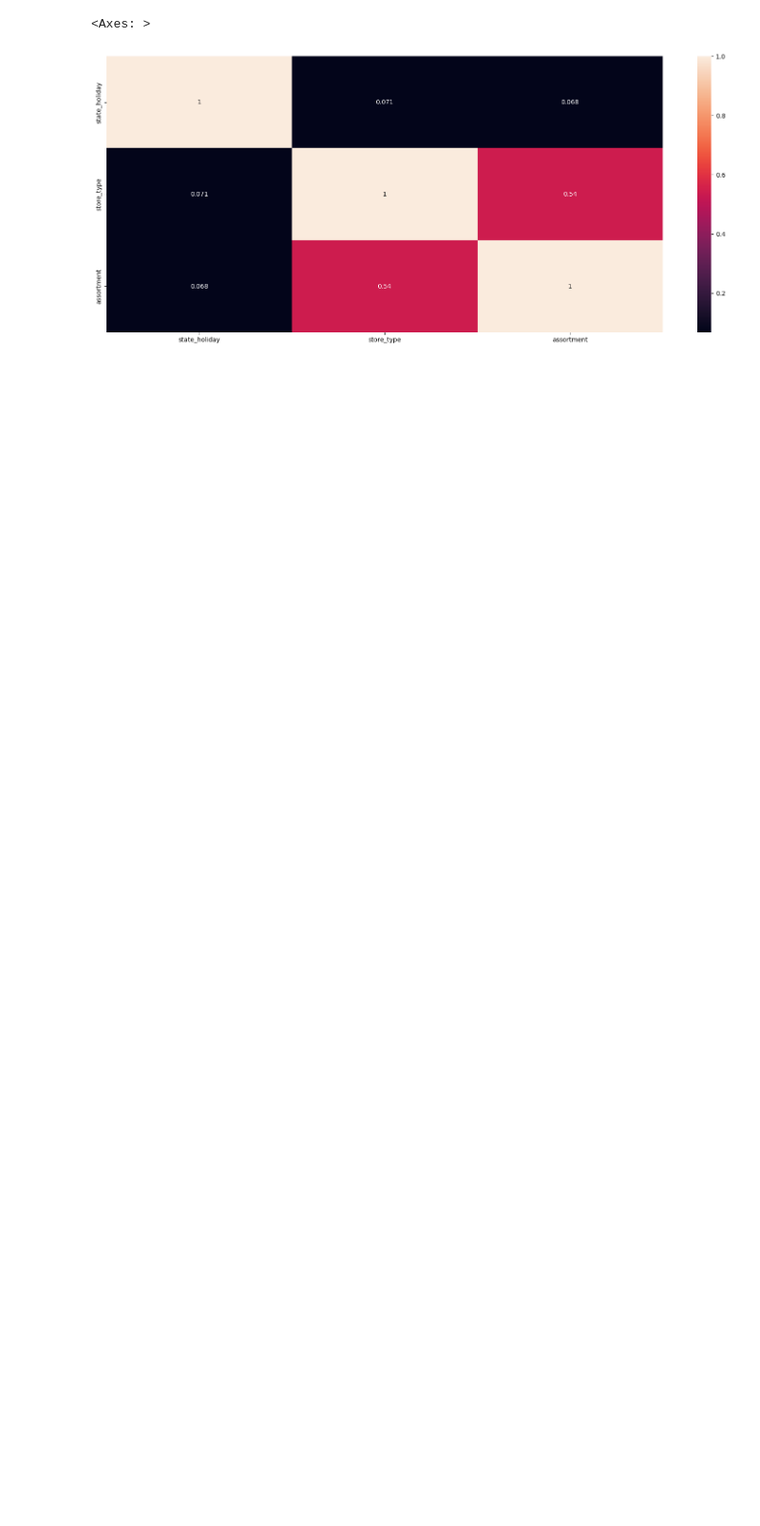
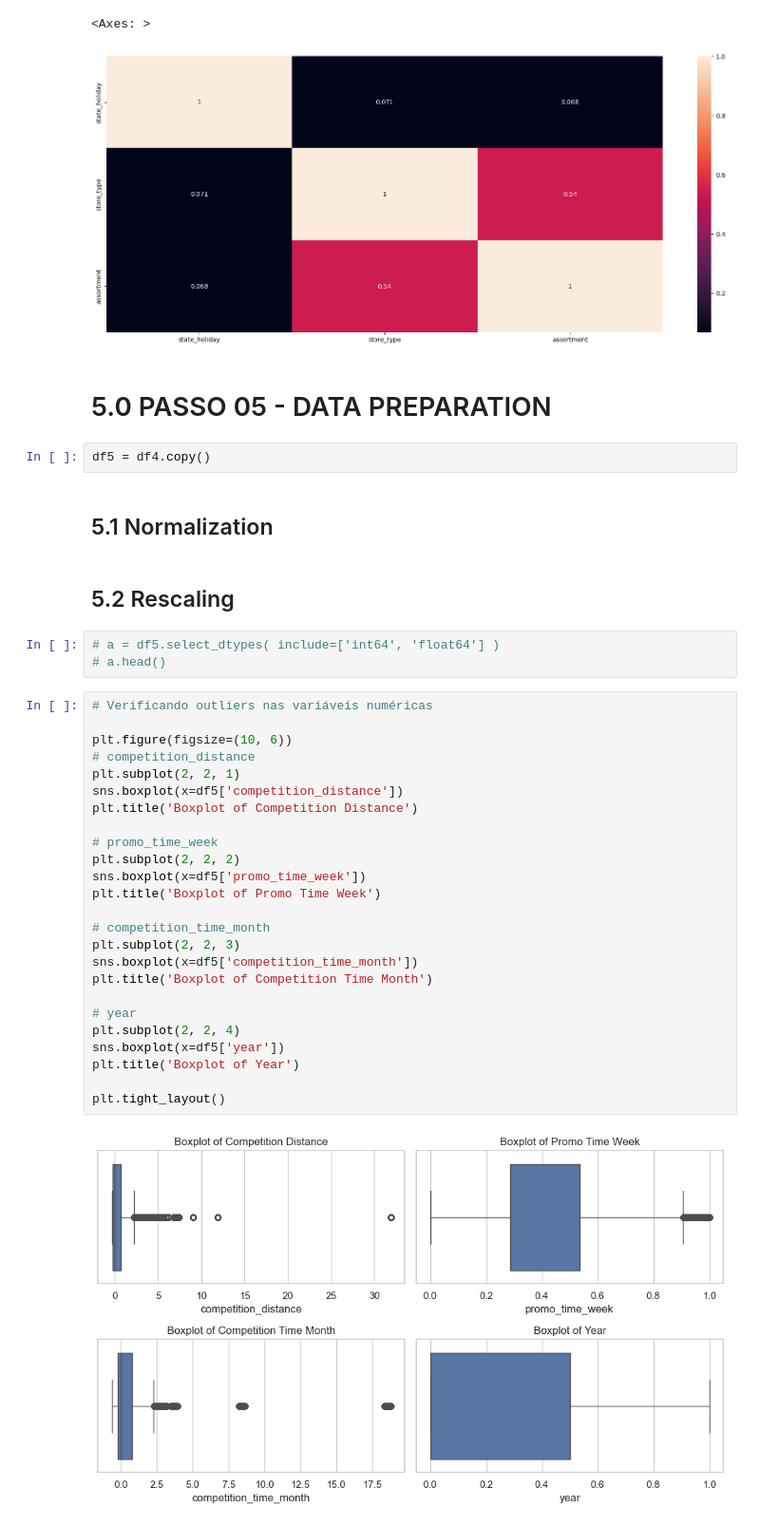
Before and after one commit to smaascarenhas/rossmann_sales_prediction, a Jupyter notebook: m04_v01_store_sales_prediction.ipynb, the cells around one changed output. Shown at 95% size. Drawn from its saved outputs; the diff is of its cells as text; blank space fills up the shorter version.

Commit message:
applied rescaling techniques

```diff
--- a/m04_v01_store_sales_prediction.ipynb
+++ b/m04_v01_store_sales_prediction.ipynb
@@ -729,3 +730,41 @@ sns.heatmap( d, annot=True )
 # %% [output]
 <Axes: >
 [figure]
+# %% [markdown]
+# 5.0 PASSO 05 - DATA PREPARATION
+# %%
+df5 = df4.copy()
+# %% [markdown]
+## 5.1 Normalization
+# %% [markdown]
+## 5.2 Rescaling
+# %%
+# a = df5.select_dtypes( include=['int64', 'float64'] )
+# a.head()
+# %%
+# Verificando outliers nas variáveis numéricas
+
+plt.figure(figsize=(10, 6))
+# competition_distance
+plt.subplot(2, 2, 1)
+sns.boxplot(x=df5['competition_distance'])
+plt.title('Boxplot of Competition Distance')
+
+# promo_time_week
+plt.subplot(2, 2, 2)
+sns.boxplot(x=df5['promo_time_week'])
+plt.title('Boxplot of Promo Time Week')
+
+# competition_time_month
+plt.subplot(2, 2, 3)
+sns.boxplot(x=df5['competition_time_month'])
+plt.title('Boxplot of Competition Time Month')
+
+# year
+plt.subplot(2, 2, 4)
+sns.boxplot(x=df5['year'])
+plt.title('Boxplot of Year')
+
+plt.tight_layout()
+# %% [output]
+[figure, added]
```
Also changed, not shown: parts of 6 cells of this notebook.
